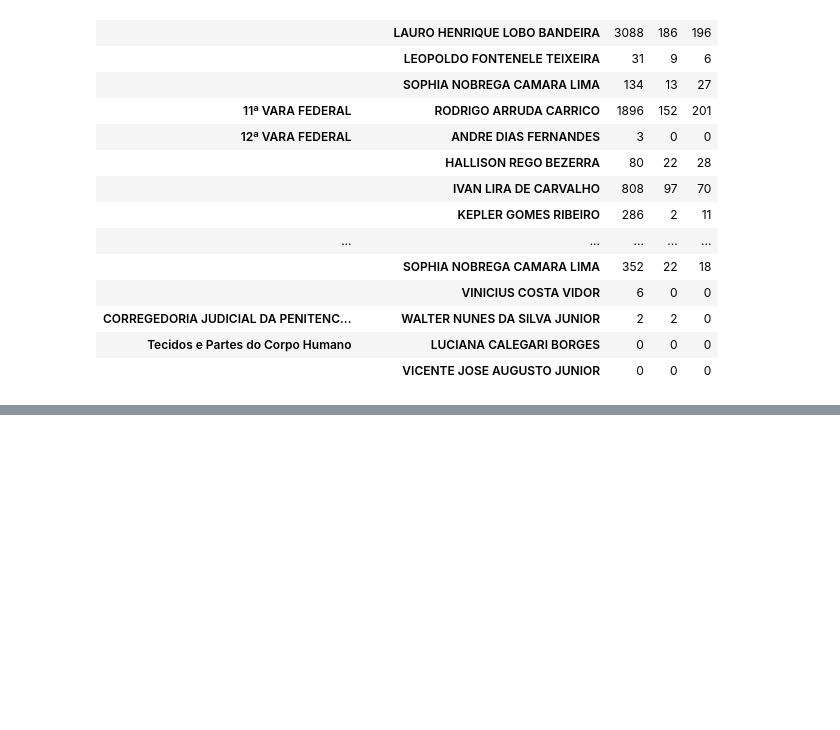
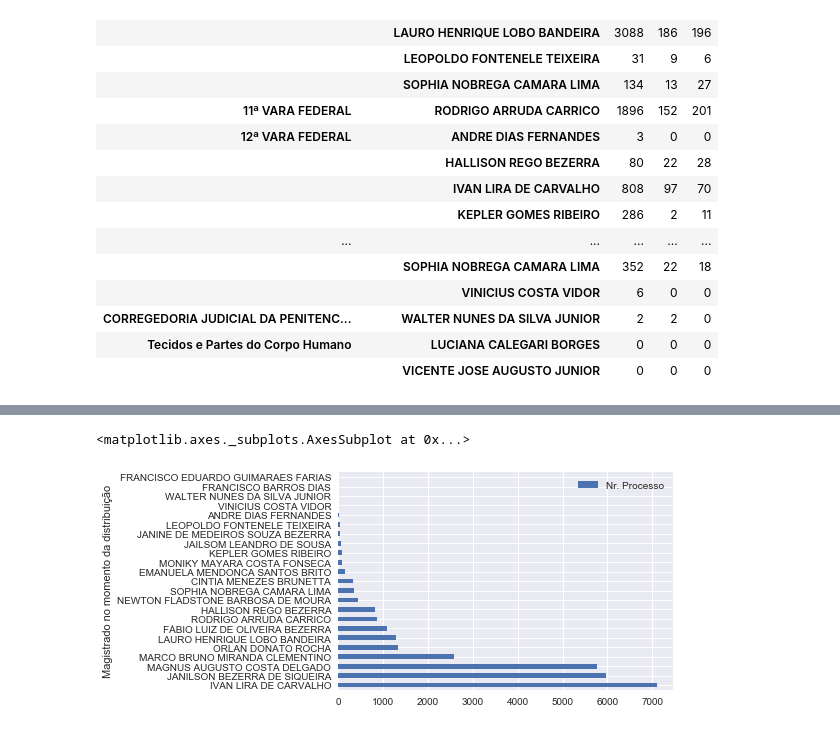
Before and after one commit to feemonteiro/Dados-JFRN, a Jupyter notebook: Análise metadados.ipynb, the cells around one changed output, grey strips where cells are left out. Cells and saved outputs as stored; diff of their text form; code cells hidden in the pictures; blank space fills up the shorter version.

Commit message:
add sentença e retirada dos processos sem sentença

```diff
--- a/Análise metadados.ipynb
+++ b/Análise metadados.ipynb
@@ -264,0 +265,8 @@ df_metadados_clean.head()
+# %%
+df_metadados_relevante = df_metadados_clean[df_metadados_clean['sentenca']!='Sem sentença']
+df_metadados_relevante = df_metadados_relevante.drop([61842, 61843, 61844, 39425, 58147])
+df_metadados_relevante = df_metadados_relevante.reset_index(drop=True)
+# %%
+resumo_magistrados = df_metadados_relevante.pivot_table(index=['Magistrado no momento da distribuição'], aggfunc='count'
+                                        , values='Nr. Processo', fill_value=0)
+resumo_magistrados.sort_values(by='Nr. Processo', ascending=False)
@@ -264,0 +292,5 @@ df_metadados_clean.head()
+# %%
+resumo_magistrados.sort_values(by='Nr. Processo', ascending=False).plot(kind='barh')
+# %% [output]
+<matplotlib.axes._subplots.AxesSubplot at 0x...>
+[figure, added]
```
Also changed, not shown: parts of 13 cells of this notebook.
